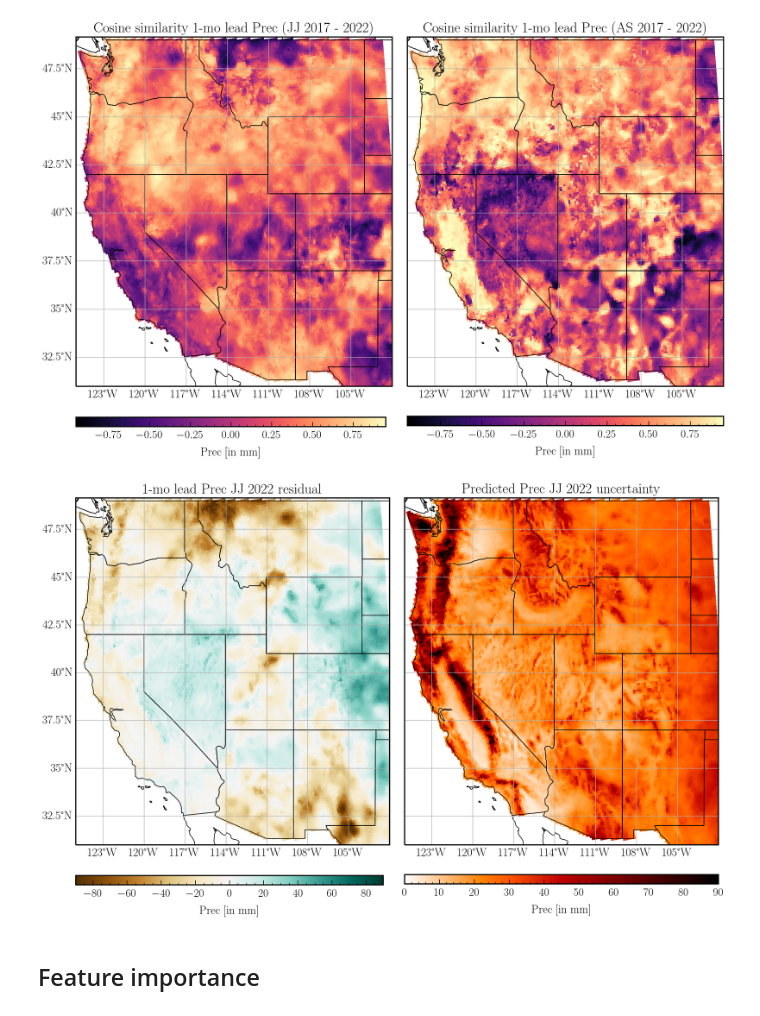
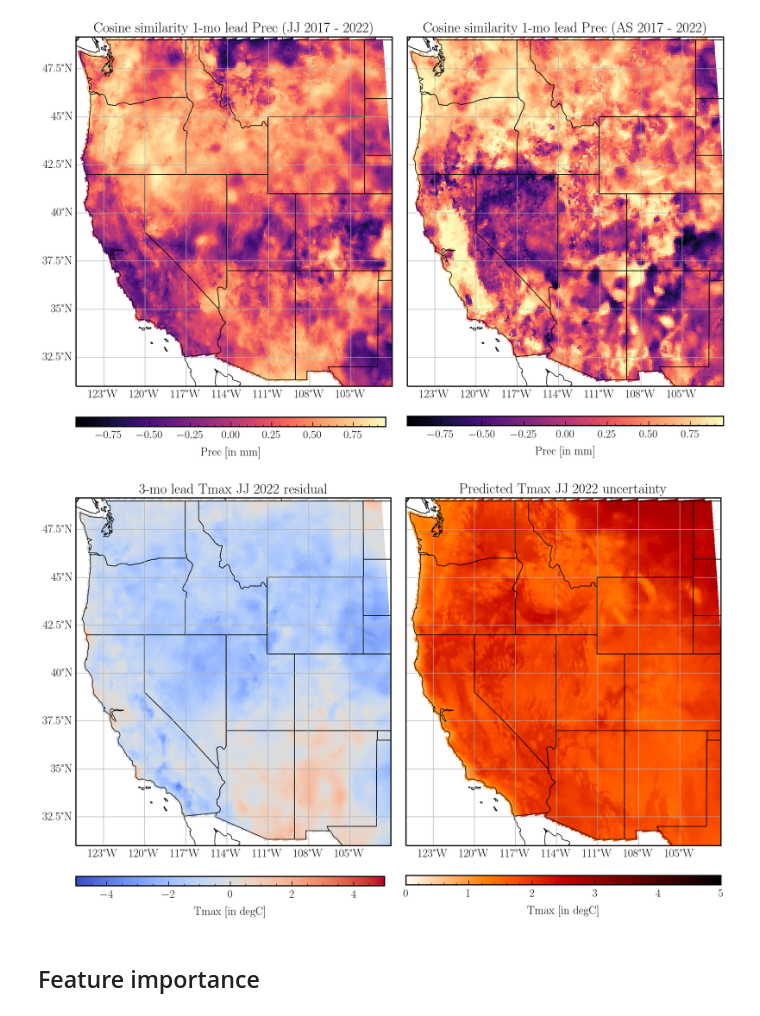
Before and after one commit to jtbuch/SEASFire, a Jupyter notebook: scripts/seas_climate_ml_training.ipynb, the cells around one changed output. Drawn from its saved outputs; the diff is of its cells as text; code cells hidden in the pictures.

```diff
--- a/scripts/seas_climate_ml_training.ipynb
+++ b/scripts/seas_climate_ml_training.ipynb
@@ -535,11 +427,11 @@ for pred_var in tqdm(pred_var_arr):
 # %% [markdown]
 ## Plotting ML forecasts
 # %%
-pred_var= 'Prec'
+pred_var= 'Tmax'
 unit_arr= {'Tmax': 'degC', 'Prec': 'mm' ,'VPD': 'hPa', 'FFWI': 'Intensity', 'Tmin': 'degC'}
 cmap_arr= {'Tmax': 'coolwarm', 'Prec': 'BrBG', 'VPD': 'Reds', 'FFWI': 'coolwarm', 'Tmin': 'coolwarm'}
 mb_frac= 0.1
-run_id= 'normalized_lead1mo_seas_detrended'
+run_id= 'normalized_lead3mo_seas_detrended'
 
 Y_dist_loc_xr= xarray.open_dataarray('../sav_files/ngb_pred_files/%s'%pred_var + '_%s'%mb_frac + '_%s_ngb_loc.nc'%run_id)
 Y_dist_scale_xr= xarray.open_dataarray('../sav_files/ngb_pred_files/%s'%pred_var + '_%s'%mb_frac + '_%s_ngb_scale.nc'%run_id)
@@ -705,8 +597,8 @@ extent = [-125, -102, 31, 49]
 central_lon = np.mean(extent[:2])
 central_lat = np.mean(extent[2:])
 #colors= np.random.rand(14)
-vmin_pred= -90
-vmax_pred= 90
+vmin_pred= -5
+vmax_pred= 5
 
 fig= plt.figure(figsize=(18, 10))
 gs = fig.add_gridspec(2, 4)
@@ -716,44 +608,44 @@ ax.set_extent(extent);
 ax.add_feature(cfeature.LAND, edgecolor='black', facecolor= 'white');
 ax.add_feature(cfeature.STATES, edgecolor='black');
 
-CS= ax.pcolormesh(lat_long_fire_grid[1], lat_long_fire_grid[0], np.mean(Y_dist_loc_xr[-4:-2, :, :], axis= 0) - np.mean(Y_obs_xr[-4:-2, :, :], axis= 0), vmin= vmin_pred, vmax= vmax_pred, cmap= cmap_arr['Prec']) # normalized fire probability summed over all months
+CS= ax.pcolormesh(lat_long_fire_grid[1], lat_long_fire_grid[0], np.mean(Y_dist_loc_xr[-3:-1, :, :], axis= 0) - np.mean(Y_obs_xr[-3:-1, :, :], axis= 0), vmin= vmin_pred, vmax= vmax_pred, cmap= cmap_arr[pred_var]) # normalized fire probability summed over all months
 #trend --> xarray.DataArray(data= np.mean(clim_xarr['Tmax_trend'][-12:-10, :, :] + clim_xarr['Tmax_std'][-12:-10, :, :], axis= 0).values, coords= {'Y': tmax_xr.Y, 'X': tmax_xr.X}, dims= ['Y', 'X'])
 #climatology --> np.mean(Y_obs_xr[Y_obs_xr.time.isin(jun_jul_baseline), :, :], axis= 0)
 cax= fig.add_axes([ax.get_position().x0,ax.get_position().y0 - 0.2, ax.get_position().width, 0.02])
 cbar= fig.colorbar(CS, cax= cax, orientation= 'horizontal', shrink= 0.7)
 cbar.set_label(r'%s '%pred_var + '[in  %s]'%unit_arr[pred_var], size= 18)
 
 gl= ax.gridlines(draw_labels=True);
 gl.xlabel_style = {'size': 18, 'color': 'black'}
 gl.ylabel_style = {'size': 18, 'color': 'black'}
 gl.top_labels = False
 gl.right_labels = False
 ax.set_aspect(1.4/1)
-ax.set_title(r'1-mo lead %s JJ 2022 residual'%pred_var, fontsize= 22);  #3-mo lead
+ax.set_title(r'3-mo lead %s JJ 2022 residual'%pred_var, fontsize= 22);  #3-mo lead
 
 fig.subplots_adjust(wspace= 0.1)
 
 ax0= fig.add_subplot(gs[0:2, 2:], projection=ccrs.PlateCarree())
 ax0.set_extent(extent);
 ax0.add_feature(cfeature.LAND, edgecolor='black', facecolor= 'white');
 ax0.add_feature(cfeature.STATES, edgecolor='black', zorder= 10);
 
 gl0= ax0.gridlines(draw_labels=True);
 gl0.xlabel_style = {'size': 18, 'color': 'black'}
 gl0.ylabel_style = {'size': 18, 'color': 'black'}
 gl0.top_labels = False
 gl0.left_labels = False
 gl0.right_labels = False
 ax0.set_aspect(1.4/1)
 
-CS0= ax0.pcolormesh(lat_long_fire_grid[1], lat_long_fire_grid[0], np.mean(Y_dist_scale_xr[-4:-2, :, :], axis= 0), vmin= 0, vmax= vmax_pred, cmap=plt.cm.gist_heat_r) # normalized fire probability summed over all months #
+CS0= ax0.pcolormesh(lat_long_fire_grid[1], lat_long_fire_grid[0], np.mean(Y_dist_scale_xr[-3:-1, :, :], axis= 0), vmin= 0, vmax= vmax_pred, cmap=plt.cm.gist_heat_r) # normalized fire probability summed over all months #
 cax0= fig.add_axes([ax0.get_position().x0,ax0.get_position().y0 - 0.085, ax0.get_position().width, 0.02])
 cbar0= fig.colorbar(CS0, cax= cax0, orientation= 'horizontal', shrink= 0.7)
 cbar0.set_label(r'%s '%pred_var + '[in  %s]'%unit_arr[pred_var], size= 18)
 ax0.set_title(r'Predicted %s JJ 2022 uncertainty'%pred_var, fontsize= 22);
-plt.savefig('../plots/residual_plots/%s'%pred_var + '_jj22_spatial_residual_wus_%s.pdf'%run_id, bbox_inches='tight', dpi= 200);
+#plt.savefig('../plots/residual_plots/%s'%pred_var + '_jj22_spatial_residual_wus_%s.pdf'%run_id, bbox_inches='tight', dpi= 200);
 # %% [output]
-[figure, old version]
+[figure, new version]
 # %% [markdown]
 ## Feature importance
 # %%
```
Also changed, not shown: parts of 19 cells of this notebook, 2 other files.
